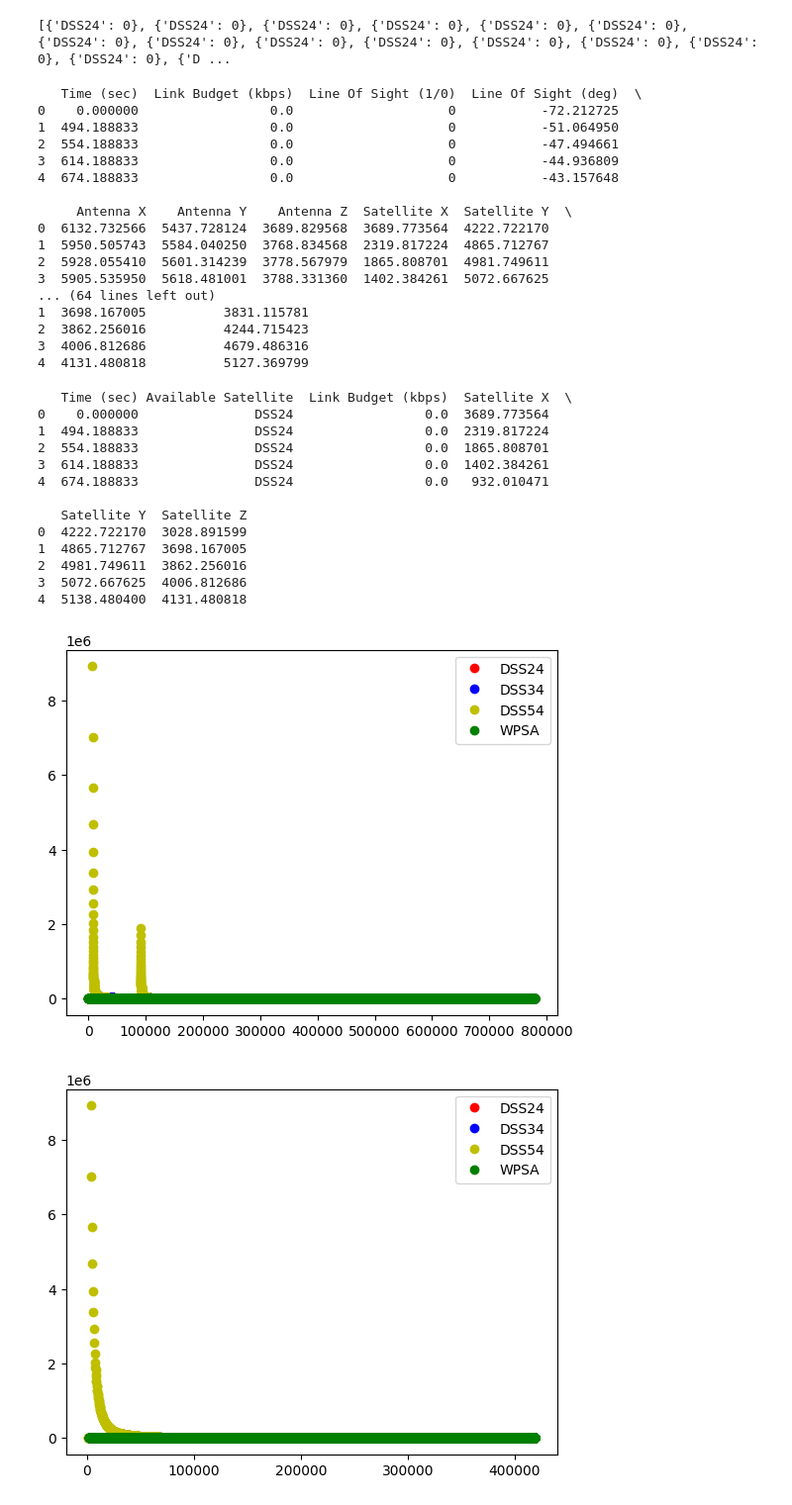
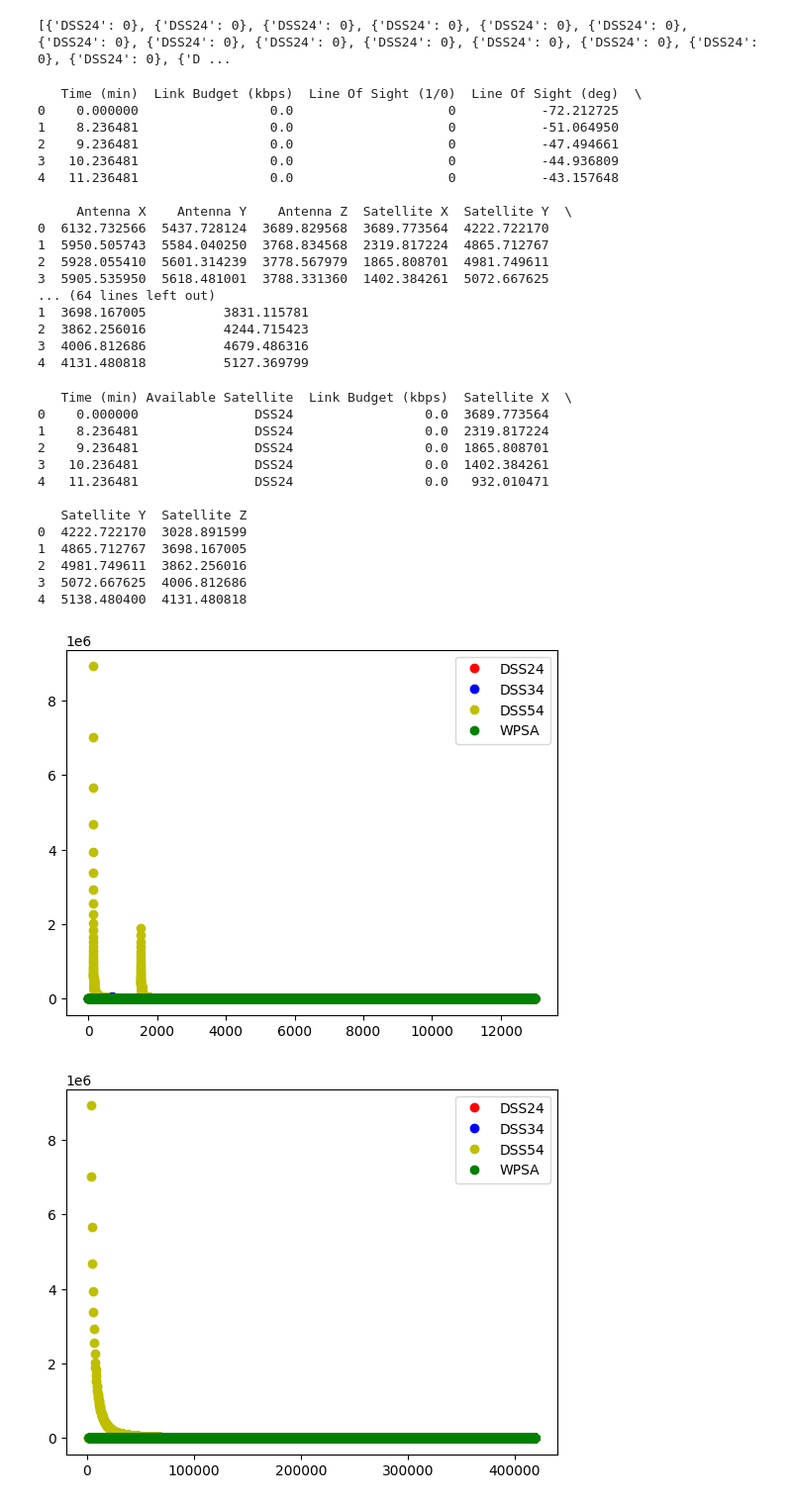
Before and after one commit to Team-Hydrogen/2025-ADC-Data, a Jupyter notebook: linkbudget_offnominal.ipynb, the cells around one changed output. Shown at 99% size. Saved outputs shown, nothing was run; the diff lists cells and outputs as text; code cells hidden in the pictures.

```diff
--- a/linkbudget_offnominal.ipynb
+++ b/linkbudget_offnominal.ipynb
@@ -34,5 +34,9 @@ import matplotlib.pyplot as plt
 
 antennadf = pd.read_csv("./data/antenna_plot.csv", index_col=False)
 satelitedf = pd.read_csv("./data/starting_data/bonusdata.csv", index_col=False)
+time_min = []
+for i in range(0, len(antennadf)):
+    time_min.append(satelitedf["MISSION ELAPSED TIME (min)"].iloc[i%len(satelitedf)])
+antennadf["Time (min)"] = time_min
 print(antennadf.shape, satelitedf.shape)
 # %% [output]
@@ -71,7 +75,7 @@ for i in range(antennadf.shape[0]):
 antennae_names = ["DSS24", "DSS34", "DSS54", "WPSA"]
 
 slant_distance_df = pd.DataFrame()
-slant_distance_df["Time (sec)"] = antennadf["Time (sec)"]
+slant_distance_df["Time (min)"] = antennadf["Time (min)"]
 slant_distance_df["Antenna Names"] = [antennae_names[int(i/12981)] for i in range(antennadf.shape[0])]
 slant_distance_df["Slant Distance (km)"] = slantdistance
 slant_distance_df["Antenna X"] = antennadf["X"]
@@ -155,7 +159,7 @@ print(antenna_available)
 # %%
 for i in range(4):
     link_budget_df = pd.DataFrame()
-    link_budget_df["Time (sec)"] = antennadf["Time (sec)"].iloc[:12981]
+    link_budget_df["Time (min)"] = antennadf["Time (min)"].iloc[:12981]
     link_budget_df["Link Budget (kbps)"] = linkbudget[i]
     link_budget_df["Line Of Sight (1/0)"] = elevation_angles_tf[i]
     link_budget_df["Line Of Sight (deg)"] = elevation_angles[i]
@@ -172,12 +176,12 @@ for i in range(4):
 
 # link_budget_df.head()
 # %% [output]
-   Time (sec)  Link Budget (kbps)  Line Of Sight (1/0)  Line Of Sight (deg)  \
+   Time (min)  Link Budget (kbps)  Line Of Sight (1/0)  Line Of Sight (deg)  \
 0    0.000000                 0.0                    0           -72.212725
-1  494.188833                 0.0                    0           -51.064950
-2  554.188833                 0.0                    0           -47.494661
-3  614.188833                 0.0                    0           -44.936809
-4  674.188833                 0.0                    0           -43.157648
+1    8.236481                 0.0                    0           -51.064950
+2    9.236481                 0.0                    0           -47.494661
+3   10.236481                 0.0                    0           -44.936809
+4   11.236481                 0.0                    0           -43.157648
 
      Antenna X    Antenna Y    Antenna Z  Satellite X  Satellite Y  \
 0  6132.732566  5437.728124  3689.829568  3689.773564  4222.722170
@@ -192,7 +196,7 @@ for i in range(4):
 # %%
 antenna_availability = pd.DataFrame()
 # COLUMNS: TIME, ANTENNA XYZ, AVAILABLE SATELLITE NAME, SATELLITE XYZ, Link Budget
-antenna_availability["Time (sec)"] = antennadf["Time (sec)"].iloc[:12981]
+antenna_availability["Time (min)"] = antennadf["Time (min)"].iloc[:12981]
 link_budget_df["Antenna X"] = antennadf["X"].to_list()[:12981]
 link_budget_df["Antenna Y"] = antennadf["Y"].to_list()[:12981]
 link_budget_df["Antenna Z"] = antennadf["Z"].to_list()[:12981]
@@ -211,12 +215,12 @@ antenna_availability["Satellite Z"] = satelitedf["Rz(km)[J2000-EARTH]"]
 print(antenna_availability.head())
 antenna_availability.to_csv("./data/antenna_availability_offnominal.csv", index=False)
 # %% [output]
-   Time (sec) Available Satellite  Link Budget (kbps)  Satellite X  \
+   Time (min) Available Satellite  Link Budget (kbps)  Satellite X  \
 0    0.000000               DSS24                 0.0  3689.773564
-1  494.188833               DSS24                 0.0  2319.817224
-2  554.188833               DSS24                 0.0  1865.808701
-3  614.188833               DSS24                 0.0  1402.384261
-4  674.188833               DSS24                 0.0   932.010471
+1    8.236481               DSS24                 0.0  2319.817224
+2    9.236481               DSS24                 0.0  1865.808701
+3   10.236481               DSS24                 0.0  1402.384261
+4   11.236481               DSS24                 0.0   932.010471
 
    Satellite Y  Satellite Z
 0  4222.722170  3028.891599
@@ -225,15 +229,15 @@ antenna_availability.to_csv("./data/antenna_availability_offnominal.csv", index=
 3  5072.667625  4006.812686
 4  5138.480400  4131.480818
 # %%
-# plt.plot(antennadf["Time (sec)"])
-plt.plot(antennadf["Time (sec)"].iloc[:12981], linkbudget[0], 'ro', label = antennae_names[0])
-plt.plot(antennadf["Time (sec)"].iloc[:12981], linkbudget[1], 'bo', label = antennae_names[1])
-plt.plot(antennadf["Time (sec)"].iloc[:12981], linkbudget[2], 'yo', label = antennae_names[2])
-plt.plot(antennadf["Time (sec)"].iloc[:12981], linkbudget[3], 'go', label = antennae_names[3])
+# plt.plot(antennadf["Time (min)"])
+plt.plot(antennadf["Time (min)"].iloc[:12981], linkbudget[0], 'ro', label = antennae_names[0])
+plt.plot(antennadf["Time (min)"].iloc[:12981], linkbudget[1], 'bo', label = antennae_names[1])
+plt.plot(antennadf["Time (min)"].iloc[:12981], linkbudget[2], 'yo', label = antennae_names[2])
+plt.plot(antennadf["Time (min)"].iloc[:12981], linkbudget[3], 'go', label = antennae_names[3])
 plt.legend()
 plt.show()
 # %% [output]
-[figure, old version]
+[figure, new version]
 # %%
 plt.plot(slantdistance[:12981], linkbudget[0], 'ro', label = antennae_names[0])
 plt.plot(slantdistance[12981:12981*2], linkbudget[1], 'bo', label = antennae_names[1])
```
Also changed, not shown: parts of 4 cells of this notebook, 12 other files.
